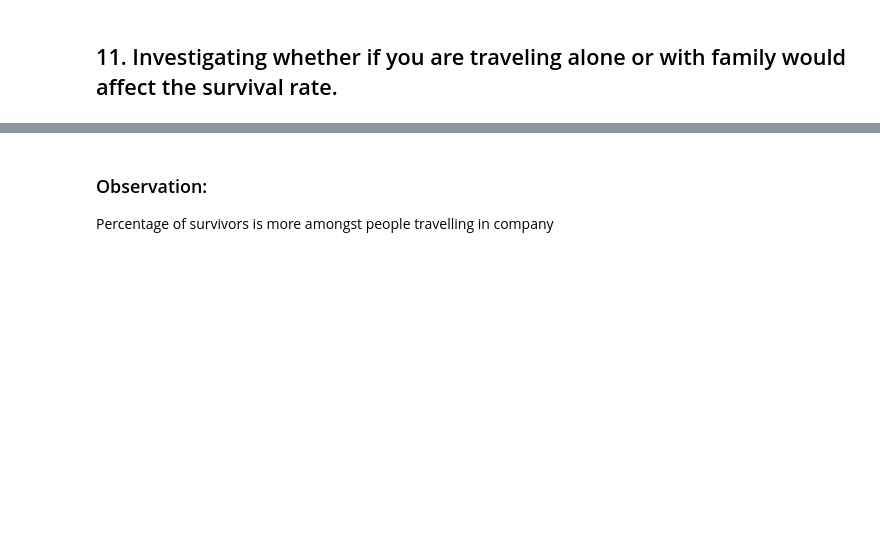
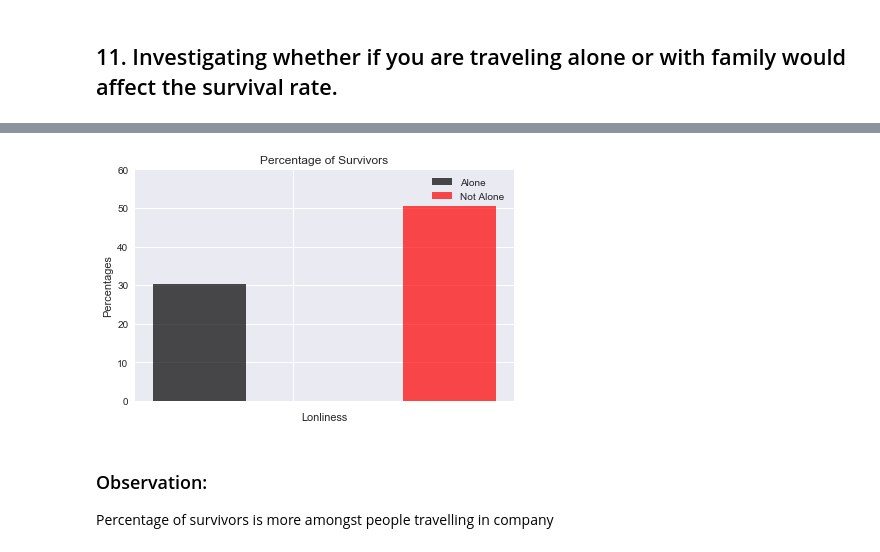
Before and after one commit to rahulb246/Investigate_A_Dataset, a Jupyter notebook: P2. Investigate a Dataset.ipynb, the cells around one changed output, grey strips where cells are left out. Cells and saved outputs as stored; diff of their text form; code cells hidden in the pictures; blank space fills up the shorter version.

```diff
--- a/P2. Investigate a Dataset.ipynb
+++ b/P2. Investigate a Dataset.ipynb
@@ -495,8 +499,10 @@ print '{} = {}'.format('percent_alone_survived', percent_alone_survived)
 # %%
 # Plotting percentages of passengers who are travelling alone/are not travelling alone who survived/did not survive
 
 
-plotbar(percent_alone_survived, percent_not_alone_survived, 'Percentage of Survivors','black','red',np.arange(0, 70, 10),'Alone','Not Alone')
+plotbar(percent_alone_survived, percent_not_alone_survived, 'Percentage of Survivors','black','red',np.arange(0, 70, 10),'Alone','Not Alone','Lonliness')
+# %% [output]
+[figure, added]
 # %% [markdown]
 ### Observation:
 Percentage of survivors is more amongst people travelling in company
```
Also changed, not shown: parts of 12 cells of this notebook, 1 other file.
